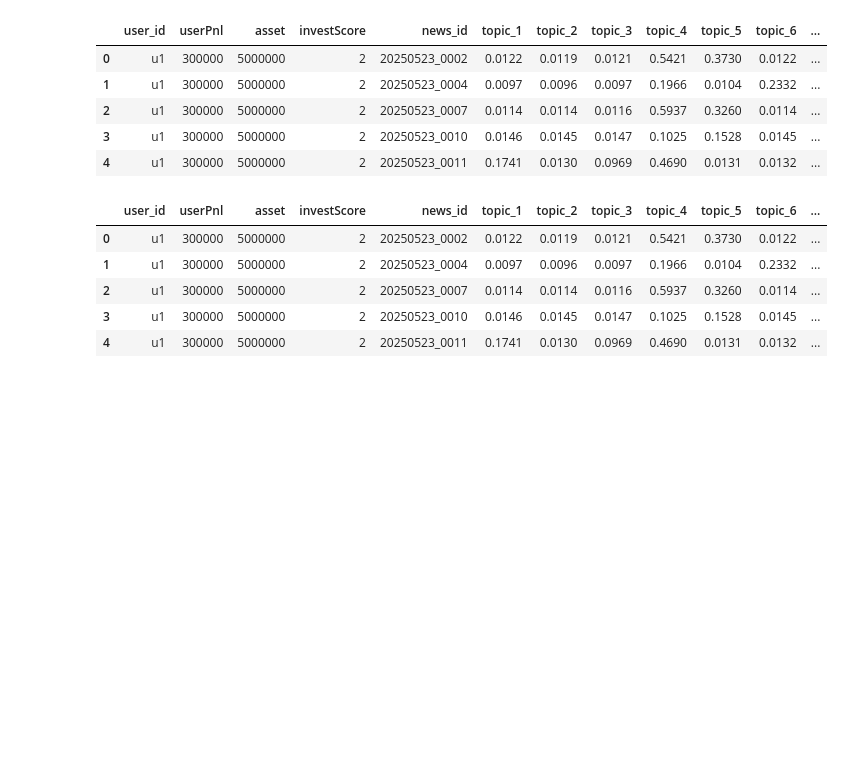
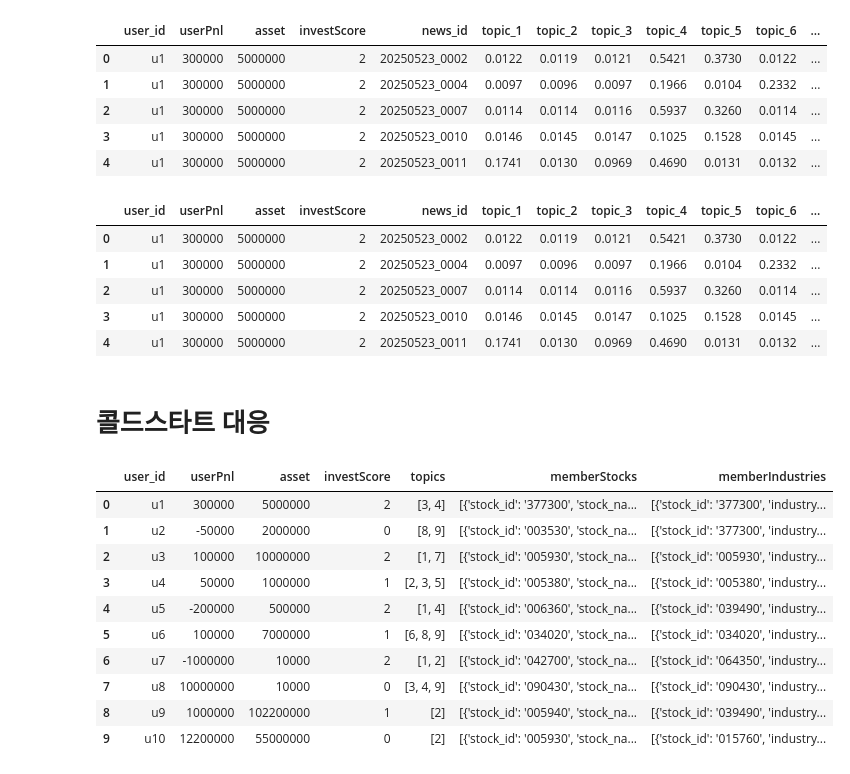
Before and after one commit to choikwangil95/HKToss-MLOps-Project-Final, a Jupyter notebook: eda/kwangil/recommendation.ipynb, the cells around one changed output. Cells and saved outputs as stored; diff of their text form; code cells hidden in the pictures; blank space fills up the shorter version.

```diff
--- a/eda/kwangil/recommendation.ipynb
+++ b/eda/kwangil/recommendation.ipynb
@@ -943,3 +943,19 @@ df_test.head()
 | 2 | u1 | 300000 | 5000000 | 2 | 20250523_0007 | 0.0114 | 0.0114 | 0.0116 | 0.5937 | 0.3260 | 0.0114 | ... |
 | 3 | u1 | 300000 | 5000000 | 2 | 20250523_0010 | 0.0146 | 0.0145 | 0.0147 | 0.1025 | 0.1528 | 0.0145 | ... |
 | 4 | u1 | 300000 | 5000000 | 2 | 20250523_0011 | 0.1741 | 0.0130 | 0.0969 | 0.4690 | 0.0131 | 0.0132 | ... |
+# %% [markdown]
+# 콜드스타트 대응
+# %%
+df_users
+# %% [output]
+|  | user_id | userPnl | asset | investScore | topics | memberStocks | memberIndustries |
+| 0 | u1 | 300000 | 5000000 | 2 | [3, 4] | [{'stock_id': '377300', 'stock_na... | [{'stock_id': '377300', 'industry... |
+| 1 | u2 | -50000 | 2000000 | 0 | [8, 9] | [{'stock_id': '003530', 'stock_na... | [{'stock_id': '377300', 'industry... |
+| 2 | u3 | 100000 | 10000000 | 2 | [1, 7] | [{'stock_id': '005930', 'stock_na... | [{'stock_id': '005930', 'industry... |
+| 3 | u4 | 50000 | 1000000 | 1 | [2, 3, 5] | [{'stock_id': '005380', 'stock_na... | [{'stock_id': '005380', 'industry... |
+| 4 | u5 | -200000 | 500000 | 2 | [1, 4] | [{'stock_id': '006360', 'stock_na... | [{'stock_id': '039490', 'industry... |
+| 5 | u6 | 100000 | 7000000 | 1 | [6, 8, 9] | [{'stock_id': '034020', 'stock_na... | [{'stock_id': '034020', 'industry... |
+| 6 | u7 | -1000000 | 10000 | 2 | [1, 2] | [{'stock_id': '042700', 'stock_na... | [{'stock_id': '064350', 'industry... |
+| 7 | u8 | 10000000 | 10000 | 0 | [3, 4, 9] | [{'stock_id': '090430', 'stock_na... | [{'stock_id': '090430', 'industry... |
+| 8 | u9 | 1000000 | 102200000 | 1 | [2] | [{'stock_id': '005940', 'stock_na... | [{'stock_id': '039490', 'industry... |
+| 9 | u10 | 12200000 | 55000000 | 0 | [2] | [{'stock_id': '005930', 'stock_na... | [{'stock_id': '015760', 'industry... |
```
Also changed, not shown: parts of 3 cells of this notebook.
